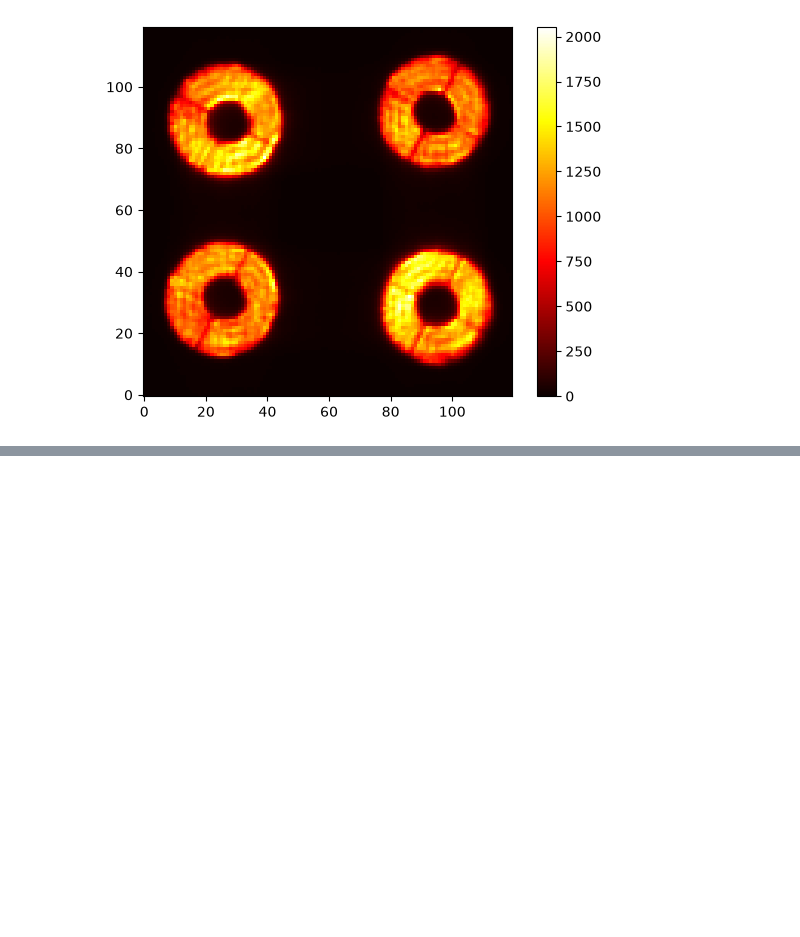
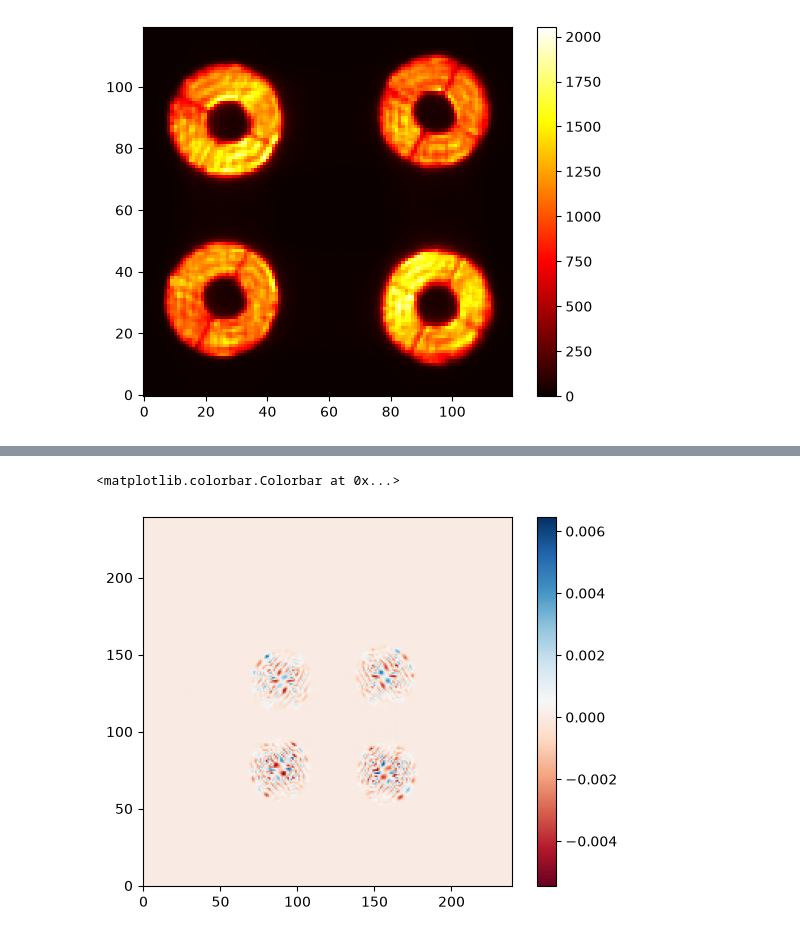
Before and after one commit to Menessao/SPECULA, a Jupyter notebook: config/EKARUS/ekarusSynIM.ipynb, the cells around one changed output, grey strips where cells are left out. Cells and saved outputs as stored; diff of their text form; code cells hidden in the pictures; blank space fills up the shorter version.

Commit message:
EKARUS ekarus_pupils_synim fixes

```diff
--- a/config/EKARUS/ekarusSynIM.ipynb
+++ b/config/EKARUS/ekarusSynIM.ipynb
@@ -90,0 +91,10 @@ plt.colorbar()
+# %%
+im = fits.getdata('/raid1/mmenessini/calibration/EKARUS/data/IntMat_20260802_233704.fits')
+# im = fits.getdata('/raid1/mmenessini/calibration/EKARUS/data/IntMat_20260729_122235.fits')
+
+plt.figure()
+plt.imshow(im[:,290].reshape([240,240]),origin='lower',cmap='RdBu')
+plt.colorbar()
+# %% [output]
+<matplotlib.colorbar.Colorbar at 0x...>
+[figure, added]
```
Also changed, not shown: parts of 2 cells of this notebook, 3 other files.
